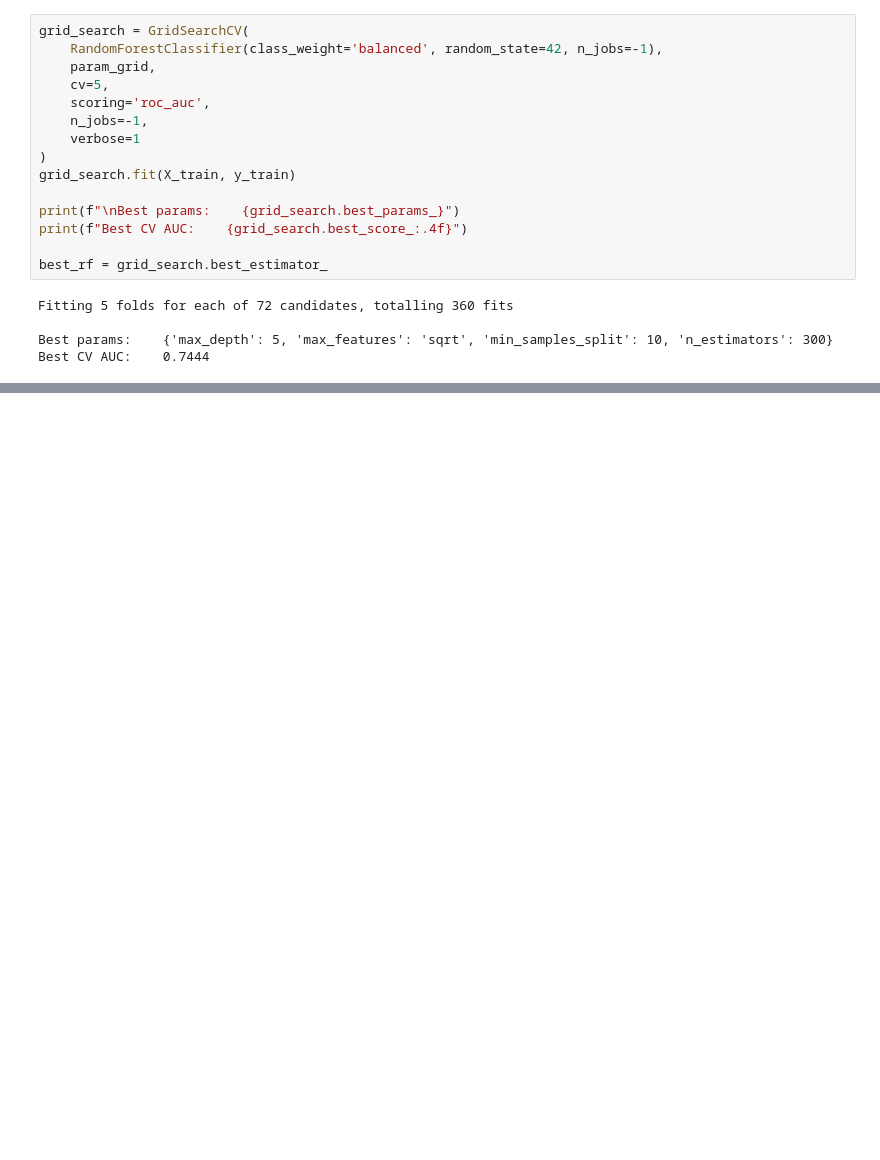
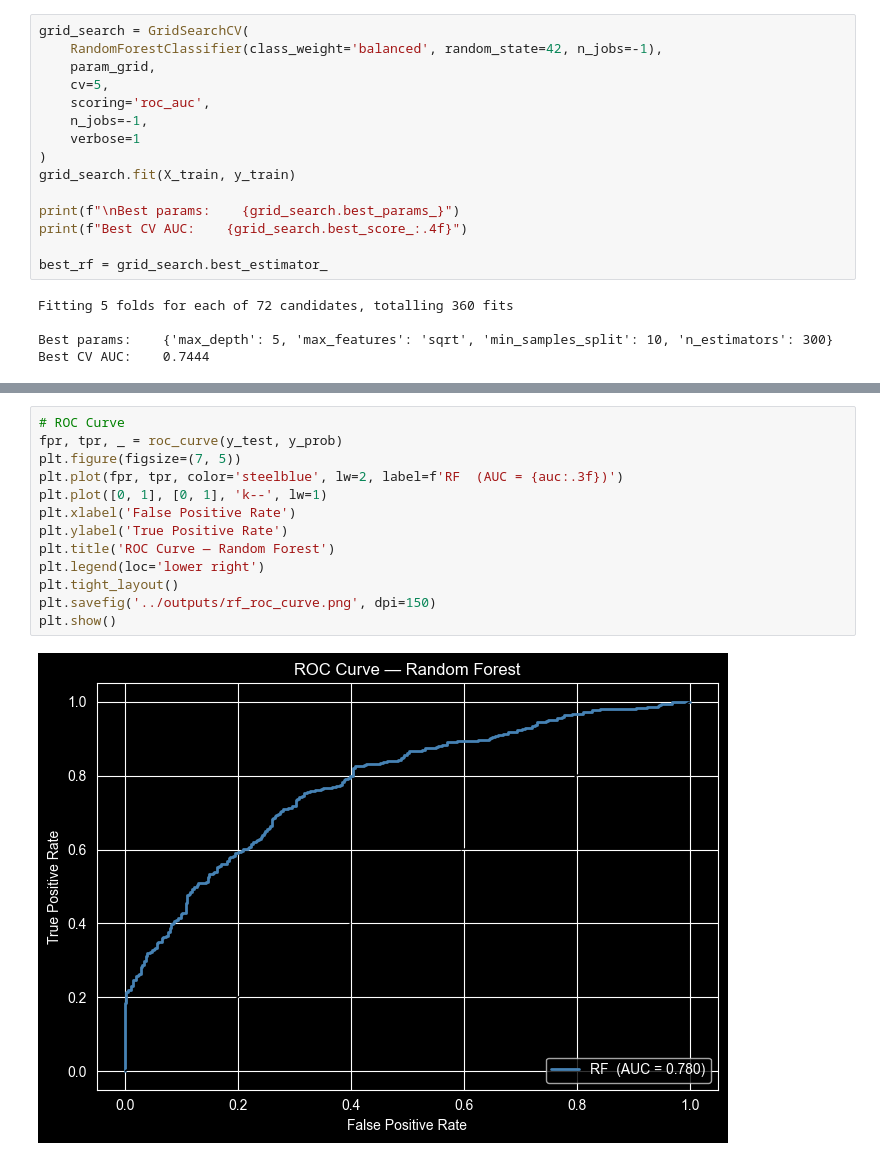
Before and after one commit to Adore96/fml-l1, a Jupyter notebook: notebooks/03_random_forest.ipynb, the cells around one changed output, grey strips where cells are left out. Saved outputs shown, nothing was run; the diff lists cells and outputs as text; blank space fills up the shorter version.

```diff
--- a/notebooks/03_random_forest.ipynb
+++ b/notebooks/03_random_forest.ipynb
@@ -81,0 +137,15 @@ Best CV AUC:    0.7444
+# %%
+# ROC Curve
+fpr, tpr, _ = roc_curve(y_test, y_prob)
+plt.figure(figsize=(7, 5))
+plt.plot(fpr, tpr, color='steelblue', lw=2, label=f'RF  (AUC = {auc:.3f})')
+plt.plot([0, 1], [0, 1], 'k--', lw=1)
+plt.xlabel('False Positive Rate')
+plt.ylabel('True Positive Rate')
+plt.title('ROC Curve — Random Forest')
+plt.legend(loc='lower right')
+plt.tight_layout()
+plt.savefig('../outputs/rf_roc_curve.png', dpi=150)
+plt.show()
+# %% [output]
+[figure, added]
```
Also changed, not shown: parts of 5 cells of this notebook, 3 other files.
